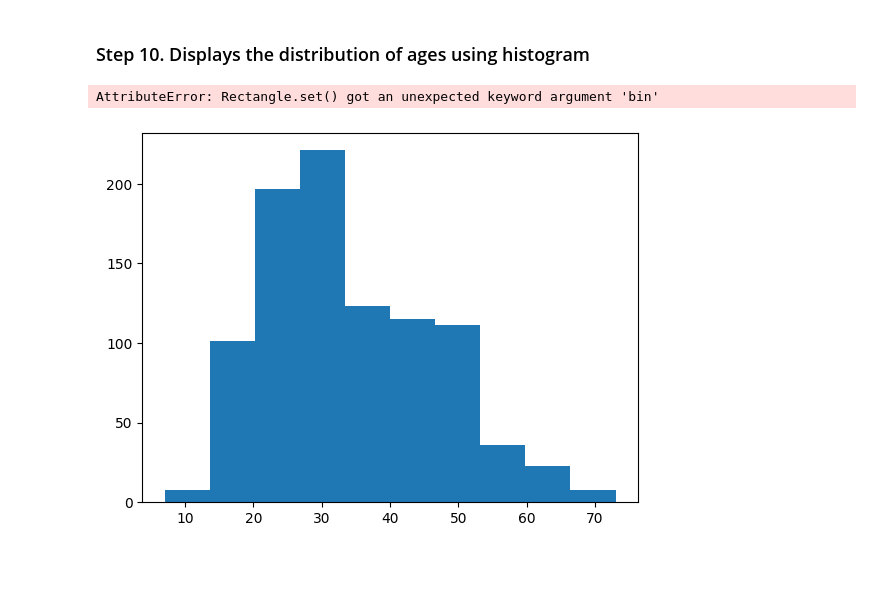
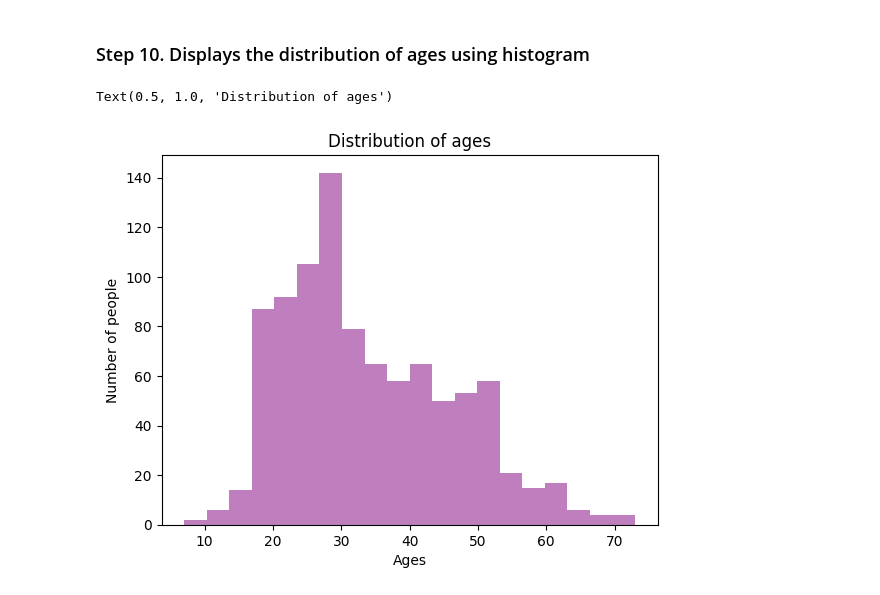
Before and after one commit to Diyali21/Python-and-Markdown-Fundamentals-2025, a Jupyter notebook: Test Week 4/pandas.ipynb, the cells around one changed output. Drawn from its saved outputs; the diff is of its cells as text; code cells hidden in the pictures; blank space fills up the shorter version.

```diff
--- a/Test Week 4/pandas.ipynb
+++ b/Test Week 4/pandas.ipynb
@@ -164,9 +164,10 @@ data.groupby("occupation")["gender"].value_counts().unstack()
 # %%
 import matplotlib.pyplot as plt
 
-plt.hist(users["age"], bin=15)
+plt.hist(data["age"], color="purple", alpha = 0.5, bins=20)
 plt.xlabel("Ages")
-plt.ylabel("")
+plt.ylabel("Number of people")
+plt.title("Distribution of ages")
 # %% [output]
-AttributeError: Rectangle.set() got an unexpected keyword argument 'bin'
+Text(0.5, 1.0, 'Distribution of ages')
-[figure, old version]
+[figure, new version]
```
